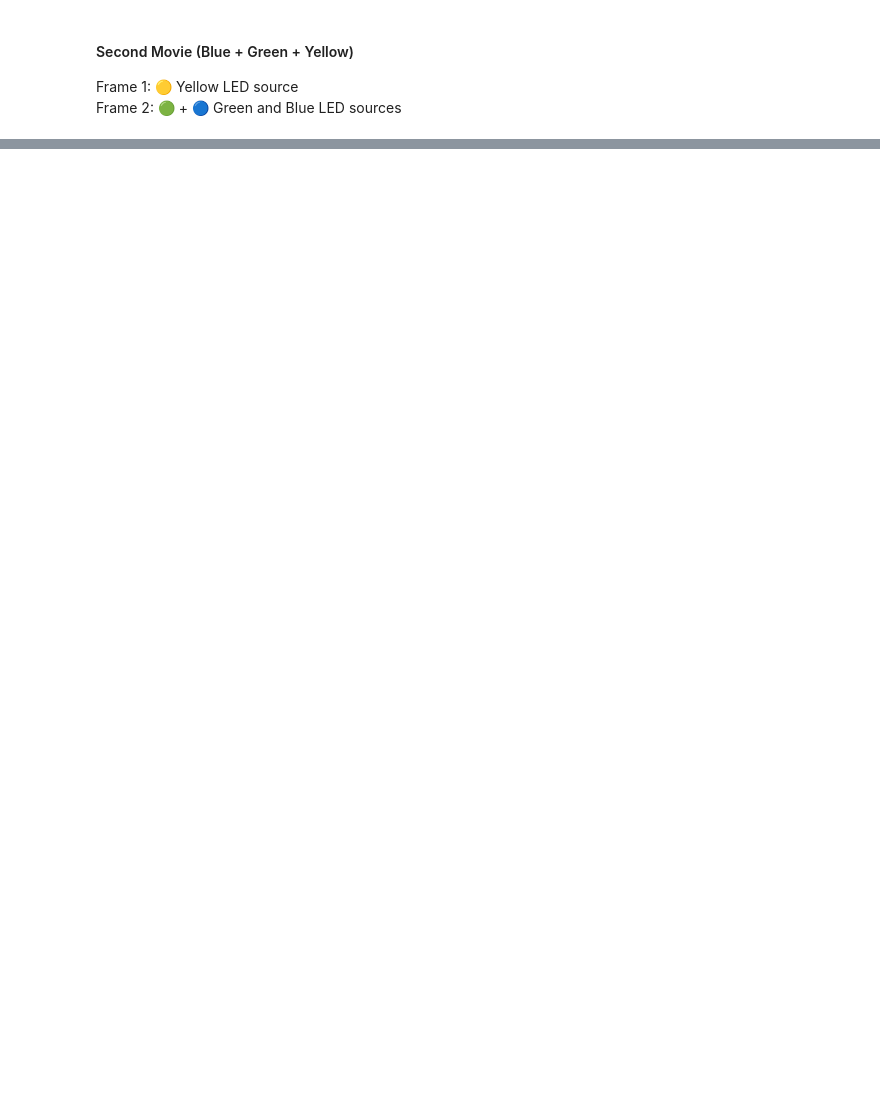
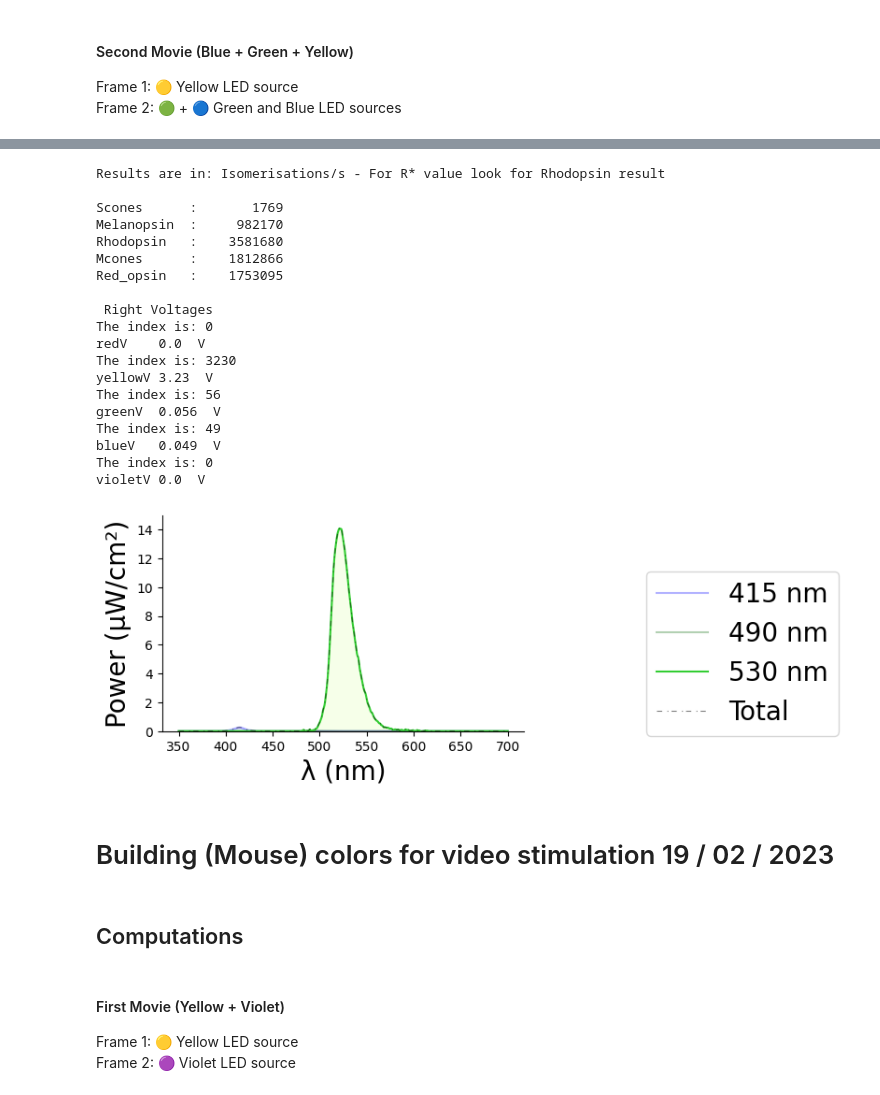
Before and after one commit to FilippoCastellani/photoreceptor_isomerisation, a Jupyter notebook: Calculate_Isomerizations_For_Movies.ipynb, the cells around one changed output, grey strips where cells are left out. Cells and saved outputs as stored; diff of their text form; code cells hidden in the pictures; blank space fills up the shorter version.

```diff
--- a/Calculate_Isomerizations_For_Movies.ipynb
+++ b/Calculate_Isomerizations_For_Movies.ipynb
@@ -559,11 +609,63 @@ violetV 1.9060000000000001  V
 # Second movie Blue + Green frame
 # ----------------------------------------
 
-violet =    0
-blue   =    0.035    # 0.177006226264
-green  =    0.1472         # 0.048792600935
-yellow =    0.558    # 0.175
+violet = 0
+blue   = 0.00754236601511
+green = 0.00203814039665
+yellow = 0.7829
 red    = 0
-
-Second_Movie_Bframe_color_settings = [violet,blue,green,yellow,red]
+# %%
+Second_Movie_Vframe_light = LEDs[0]*violet + LEDs[1]*blue + LEDs[2]*green + LEDs[3]*yellow + LEDs[4]*red
+
+NDfilter = 0
+Transmission =  10**(-NDfilter/10)
+
+Second_Movie_Bframe_color_settings = [violet,blue,green,yellow,red]
+
+Second_Movie_Vframe_light = (violet*LEDs[0]+blue*LEDs[1]+green*LEDs[2]+yellow*LEDs[3]+red*LEDs[4])*Transmission
+
+Second_Movie_ISO_result = IlluminanceFactor(Second_Movie_Vframe_light,Opsins,x)
+
+print('Results are in: Isomerisations/s - For R* value look for Rhodopsin result\n')
+Write_fancy(Second_Movie_ISO_result,F=0)
+
+#Print voltages
+print('\n Right Voltages')
+print('redV   ',find_V(red,'r', newVcurves, Vnew),' V')
+print('yellowV',find_V(yellow,'y', newVcurves, Vnew),' V')
+print('greenV ',find_V(green,'g', newVcurves, Vnew),' V')
+print('blueV  ',find_V(blue,'b', newVcurves, Vnew),' V')
+print('violetV',find_V(violet,'v', newVcurves, Vnew),' V')
+
+plot_spectrum(LEDs, x, Second_Movie_Bframe_color_settings, ylim = [0,15])
+# %% [output]
+Results are in: Isomerisations/s - For R* value look for Rhodopsin result
+
+Scones      :       1769
+Melanopsin  :     982170
+Rhodopsin   :    3581680
+Mcones      :    1812866
+Red_opsin   :    1753095
+
+ Right Voltages
+The index is: 0
+redV    0.0  V
+The index is: 3230
+yellowV 3.23  V
+The index is: 56
+greenV  0.056  V
+The index is: 49
+blueV   0.049  V
+The index is: 0
+violetV 0.0  V
+[figure, added]
+# %% [markdown]
+# Building (Mouse) colors for video stimulation 19 / 02 / 2023
+# %% [markdown]
+## Computations
+# %% [markdown]
+#### First Movie (Yellow + Violet)
+
+ Frame 1: 🟡 Yellow LED source
+ Frame 2: 🟣 Violet LED source
 # %%
```
Also changed, not shown: parts of 33 cells of this notebook, 6 other files.
